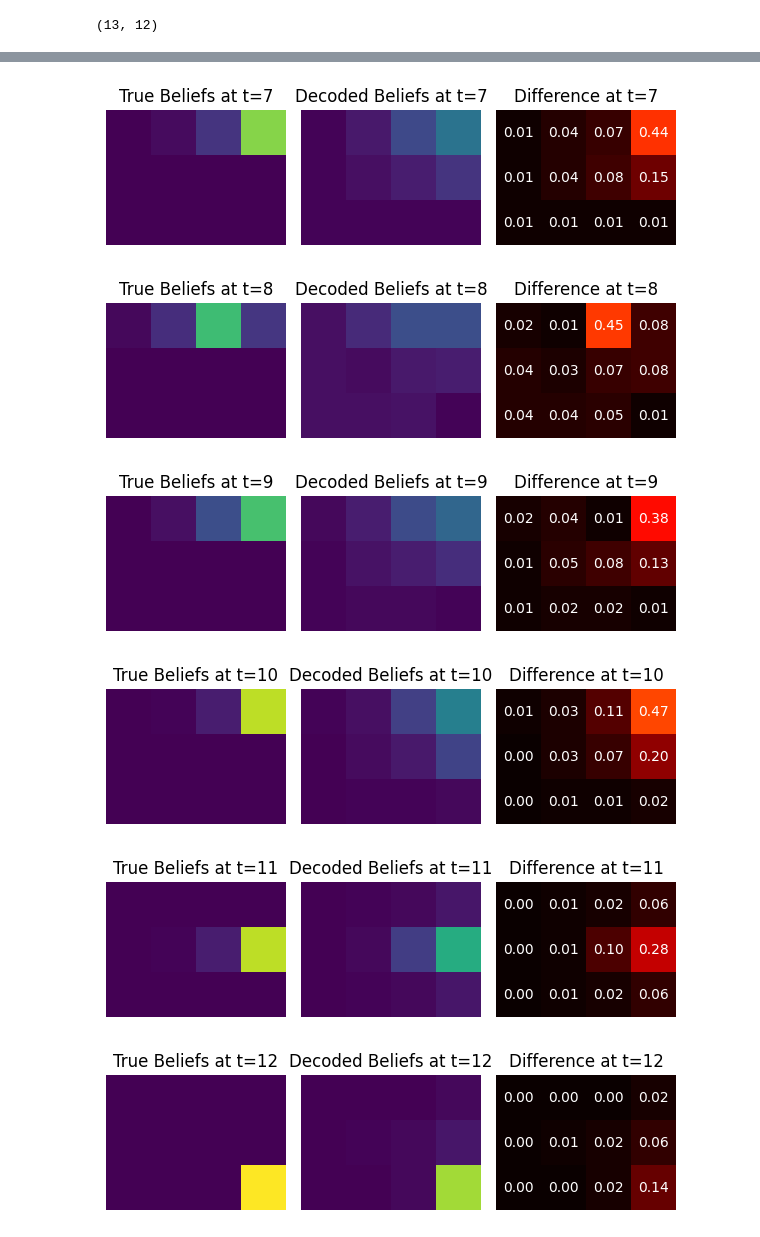
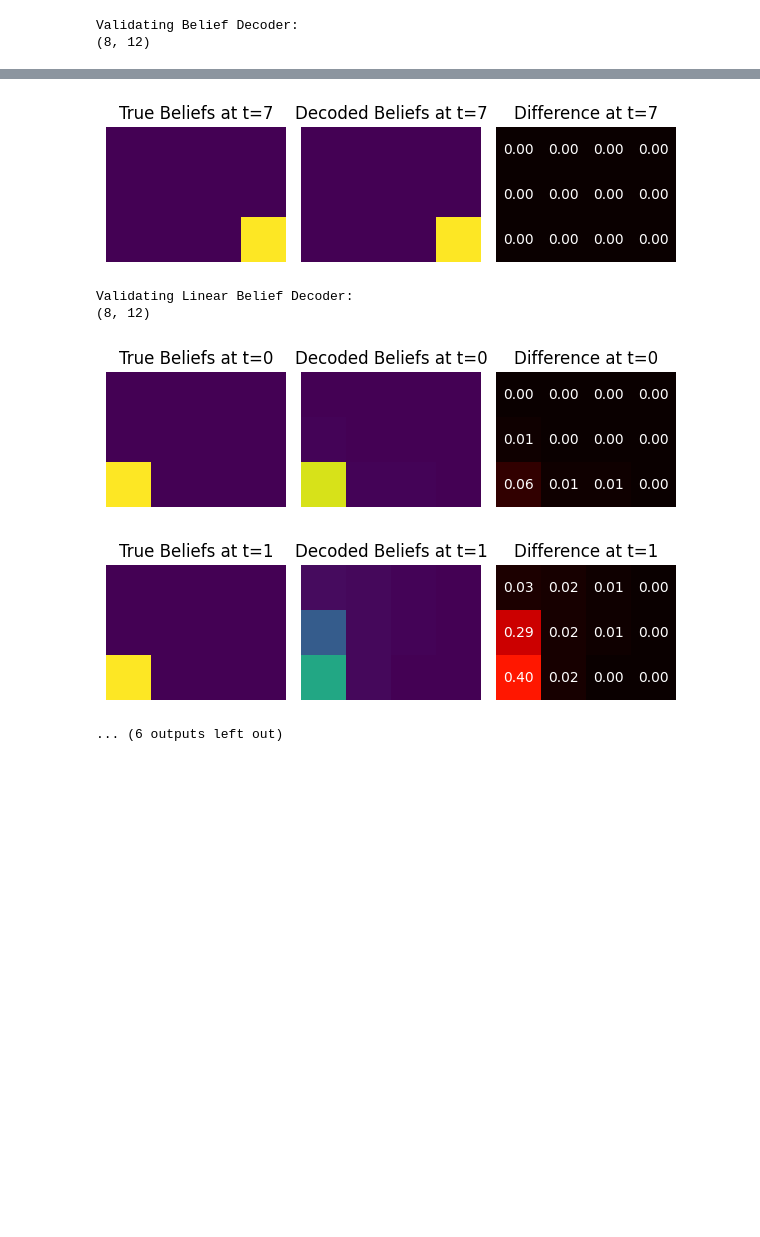
Before and after one commit to dkornai/belief-states-demo, a Jupyter notebook: test.ipynb, the cells around one changed output, grey strips where cells are left out. Cells and saved outputs as stored; diff of their text form; code cells hidden in the pictures; blank space fills up the shorter version.

```diff
--- a/test.ipynb
+++ b/test.ipynb
@@ -346,17 +272,16 @@ def train_belief_decoder(belief_model, rnn_model, episodes, num_epochs=10, lr=1e
 
     belief_model.train()
 
+    histories, rewards = episodes_to_batch(episodes)
+    beliefs = beliefs_to_batch(episodes)
+    mask, _, _ = episodes_to_masks(episodes)
+
     for epoch in range(num_epochs):
         # choose "batch_size" random episodes from the dataset
         indices = np.random.choice(len(episodes), size=min(batch_size, len(episodes)), replace=False)
 
-        histories, rewards = episodes_to_batch([episodes[i] for i in indices])
-        beliefs = beliefs_to_batch([episodes[i] for i in indices])
-        #print(f"Beliefs Shape: {beliefs.shape}")  # Debugging output
-        mask, _, _ = episodes_to_masks([episodes[i] for i in indices])
-
         # Get RNN outputs
-        _, hidden_states = rnn_model(histories, mask) # shape: [B, T, H]
+        _, hidden_states = rnn_model(histories[indices], mask[indices]) # shape: [B, T, H]
         #print(f"Hidden States Shape: {hidden_states.shape}")  # Debugging output
 
         optimizer.zero_grad()
@@ -365,7 +290,7 @@ def train_belief_decoder(belief_model, rnn_model, episodes, num_epochs=10, lr=1e
         predicted_beliefs = belief_model(hidden_states)  # shape: [B, T, belief_dim]
 
         # Calculate loss
-        loss = sequence_cross_entropy(beliefs, predicted_beliefs, mask)
+        loss = sequence_cross_entropy(beliefs[indices], predicted_beliefs, mask[indices])
 
         # Backpropagation
         loss.backward()
@@ -412,6 +337,7 @@ def evaluate_episode(value_model, belief_model, episode):
 
         _, hidden = value_model(history, mask)  # shape: [1, T]
         predicted_beliefs = belief_model(hidden)
+
         return predicted_beliefs.numpy()
 
 def validate(value_model, belief_model, test_episode):
@@ -420,7 +346,6 @@ def validate(value_model, belief_model, test_episode):
 
     beliefs = evaluate_episode(value_model, belief_model, test_episode)
     beliefs = np.round(beliefs, 2)[0]
-    print(beliefs.shape)
 
     for t in range(len(true_beliefs)):
         fig, axs = plt.subplots(1, 3, figsize=(6, 3))
@@ -446,10 +371,15 @@ def validate(value_model, belief_model, test_episode):
             for j in range(cliff.m):
                 axs[2].text(j, i, f"{diff_data[i, j]:.2f}", ha='center', va='center', color='white')
 
-
         plt.tight_layout()
         plt.show()
 
+
+print("Validating Belief Decoder:")
+validate(value_RNN, belief_decoder, test_episode)
+
+print("Validating Linear Belief Decoder:")
 validate(value_RNN, linear_belief_decoder, test_episode)
 # %% [output]
-(13, 12)
+Validating Belief Decoder:
+(8, 12)
@@ -463,6 +393,6 @@ validate(value_RNN, linear_belief_decoder, test_episode)
-[figure, old version]
+[figure, new version]
+Validating Linear Belief Decoder:
+(8, 12)
-[figure, old version]
+[figure, new version]
-[figure, old version]
+[figure, new version]
-[figure, removed]
-[figure, removed]
-[figure, removed]
+... (6 outputs left out)
```
Also changed, not shown: parts of 8 cells of this notebook, 2 other files.
